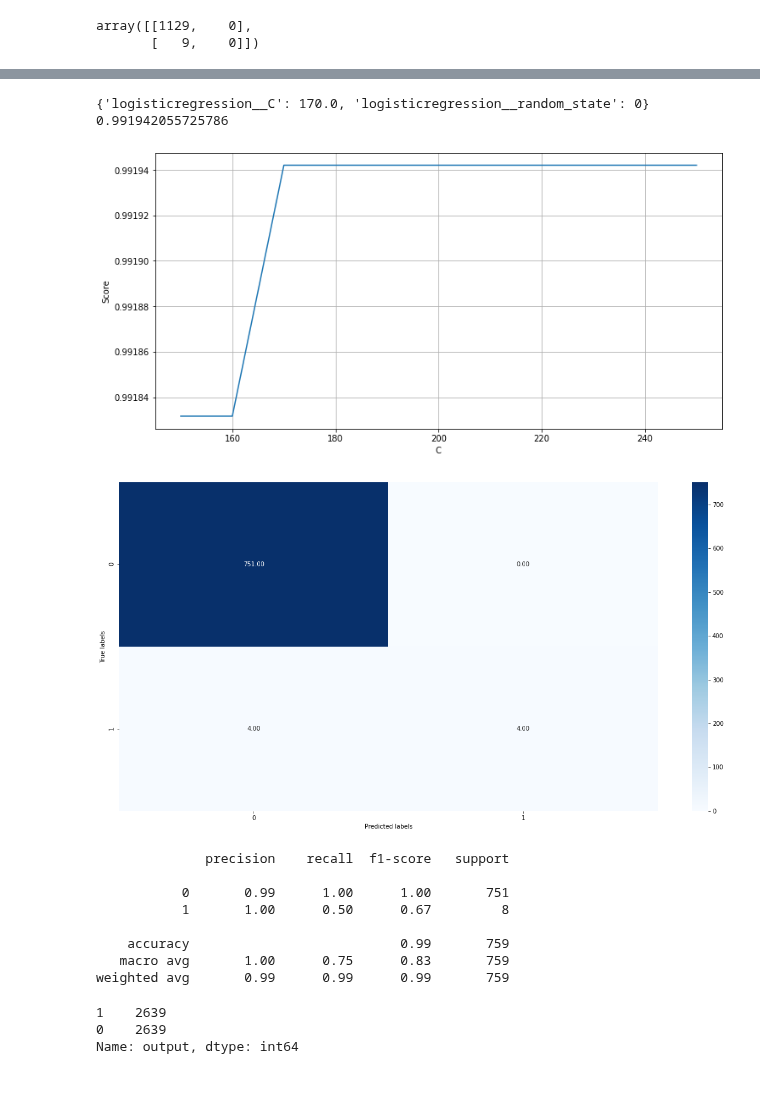
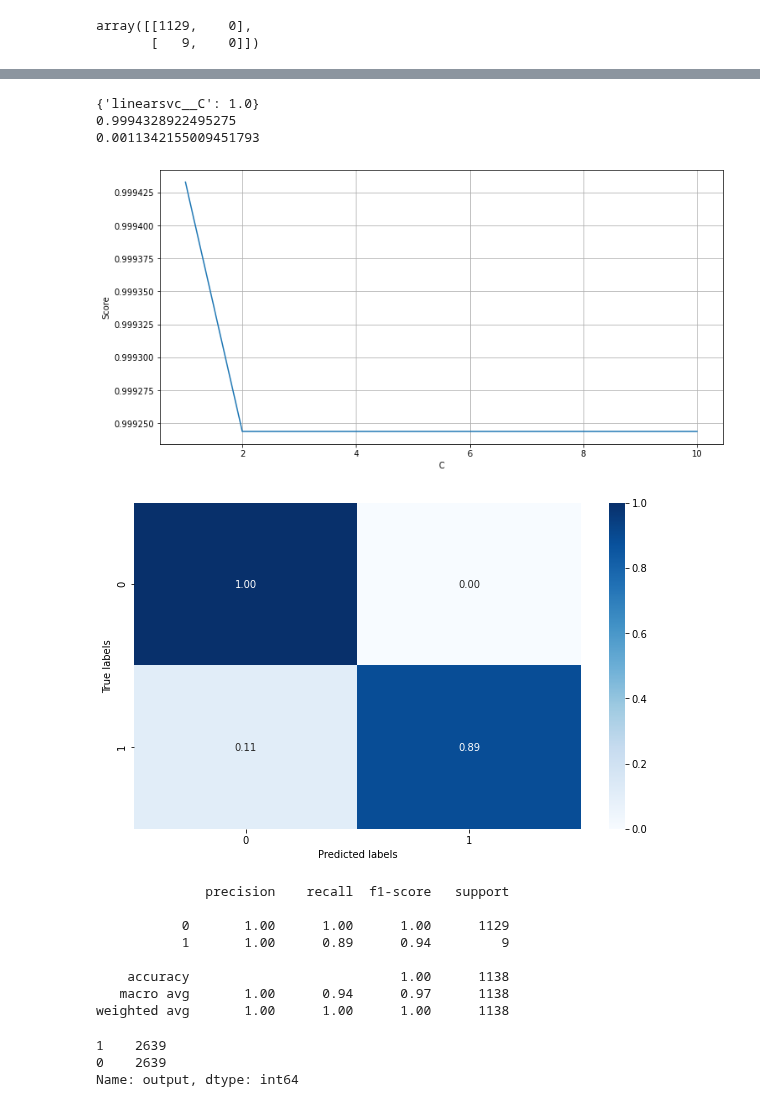
Before and after one commit to bachhvu/Policy-NLP, a Jupyter notebook: Do_Not_Track_Model_Development.ipynb, the cells around one changed output, grey strips where cells are left out. Drawn from its saved outputs; the diff is of its cells as text; code cells hidden in the pictures.

```diff
--- a/Do_Not_Track_Model_Development.ipynb
+++ b/Do_Not_Track_Model_Development.ipynb
@@ -108,4 +108,3 @@ array([150., 160., 170., 180., 190., 200., 210., 220., 230., 240., 250.])
 # %%
 kf = StratifiedKFold(n_splits=5, random_state=0, shuffle=False)
-params = {'C': alpha_list,
-          'random_state': [0]}
+params = {'C': alpha_list}
@@ -117,3 +111,5 @@ array([0.99716446, 1.        , 1.        , 1.        , 1.        ])
+# %%
+classifier = LinearSVC(random_state=0, class_weight='balanced')
 # %%
 classifier.fit(segments_train, targets_train)
 base_preds = classifier.predict(segments_test)
@@ -146,8 +153,8 @@ plt.grid()
 grid_no_up_preds = grid_no_up.best_estimator_.predict(segments_test)
 #labels = segments['do_not_track'].unique()
 cm = confusion_matrix(targets_test.astype(str), grid_no_up_preds.astype(str))
-#cm = cm.astype('float') / cm.sum(axis=1)[:, np.newaxis]
-plt.rcParams['figure.figsize'] = (20, 10)
+cm = cm.astype('float') / cm.sum(axis=1)[:, np.newaxis]
+plt.rcParams['figure.figsize'] = (10, 6)
 ax= plt.subplot()
 sns.heatmap(cm, annot=True, fmt='.2f', cmap='Blues', cbar=True, ax = ax)
 #ax.set_xticklabels([''] + labels, rotation=90)
@@ -155,4 +162,7 @@ sns.heatmap(cm, annot=True, fmt='.2f', cmap='Blues', cbar=True, ax = ax)
 ax.set_xlabel('Predicted labels')
 ax.set_ylabel('True labels')
 plt.show()
+
+#Quick diagnostics
+print(classification_report(targets_test.astype(str),grid_no_up_preds.astype(str)))
 # %% [output]
@@ -174,7 +180,7 @@ from imblearn.over_sampling import SMOTE
 from imblearn.pipeline import Pipeline, make_pipeline
 # %%
 imba_pipeline = make_pipeline(SMOTE(random_state=0),
-                             LogisticRegression(random_state=0))
+                             LinearSVC(random_state=0))
 
-new_params = {'logisticregression__' + key: params[key] for key in params}
-grid_imba = GridSearchCV(imba_pipeline, param_grid=new_params, cv=kf, scoring='roc_auc').fit(segments_train, targets_train)
+new_params = {'linearsvc__' + key: params[key] for key in params}
+grid_imba = GridSearchCV(imba_pipeline, param_grid=new_params, cv=kf, n_jobs=-1, verbose=1, scoring='f1_score').fit(segments_train, targets_train)
@@ -181,13 +192,7 @@ grid_imba = GridSearchCV(imba_pipeline, param_grid=new_params, cv=kf, scoring='r
-# %%
-print(grid_imba.best_params_)
-print(grid_imba.best_score_)
-# %% [output]
-{'logisticregression__C': 170.0, 'logisticregression__random_state': 0}
-0.991942055725786
 # %%
 results = pd.DataFrame()
 # collect alpha list
-results['C'] = grid_imba.cv_results_['param_logisticregression__C'].data
+results['C'] = grid_imba.cv_results_['param_linearsvc__C'].data
 # collect test scores
 results['score'] = grid_imba.cv_results_['mean_test_score'].data
 
@@ -196,35 +201,41 @@ plt.plot(results['C'], results['score'])
 plt.xlabel('C')
 plt.ylabel('Score')
 plt.grid()
+
+print(grid_imba.best_params_)
+print(grid_imba.best_score_)
+print(grid_imba.cv_results_['std_test_score'][grid_no_up.best_index_])
 # %% [output]
+{'linearsvc__C': 1.0}
+0.9994328922495275
+0.0011342155009451793
-[figure, old version]
+[figure, new version]
 # %%
-grid_imba_preds = grid_imba.best_estimator_.named_steps['logisticregression'].predict(segments_test)
+grid_imba_preds = grid_imba.best_estimator_.named_steps['linearsvc'].predict(segments_test)
 #labels = segments['category_name'].unique()
 cm = confusion_matrix(targets_test.astype(str), grid_imba_preds.astype(str))
-#cm = cm.astype('float') / cm.sum(axis=1)[:, np.newaxis]
-plt.rcParams['figure.figsize'] = (20, 10)
+cm = cm.astype('float') / cm.sum(axis=1)[:, np.newaxis]
+plt.rcParams['figure.figsize'] = (10, 6)
 ax= plt.subplot()
 sns.heatmap(cm, annot=True, fmt='.2f', cmap='Blues', cbar=True, ax = ax)
 #ax.set_xticklabels([''] + labels, rotation=90)
 #ax.set_yticklabels([''] + labels, rotation=0)
 ax.set_xlabel('Predicted labels')
 ax.set_ylabel('True labels')
 plt.show()
+
+#Quick diagnostics
+print(classification_report(targets_test,grid_imba_preds))
 # %% [output]
-[figure, old version]
+[figure, new version]
+              precision    recall  f1-score   support
+
+           0       1.00      1.00      1.00      1129
+           1       1.00      0.89      0.94         9
+
+    accuracy                           1.00      1138
+   macro avg       1.00      0.94      0.97      1138
+weighted avg       1.00      1.00      1.00      1138
-# %%
-#Quick diagnostics
-print(classification_report(targets_test,grid_imba_preds))
-# %% [output]
-              precision    recall  f1-score   support
-
-           0       0.99      1.00      1.00       751
-           1       1.00      0.50      0.67         8
-
-    accuracy                           0.99       759
-   macro avg       1.00      0.75      0.83       759
-weighted avg       0.99      0.99      0.99       759
 # %%
 smote = SMOTE('minority', random_state=0)
 segments_smote, targets_smote = smote.fit_sample(segments_train, targets_train)
```
Also changed, not shown: parts of 9 cells of this notebook.
